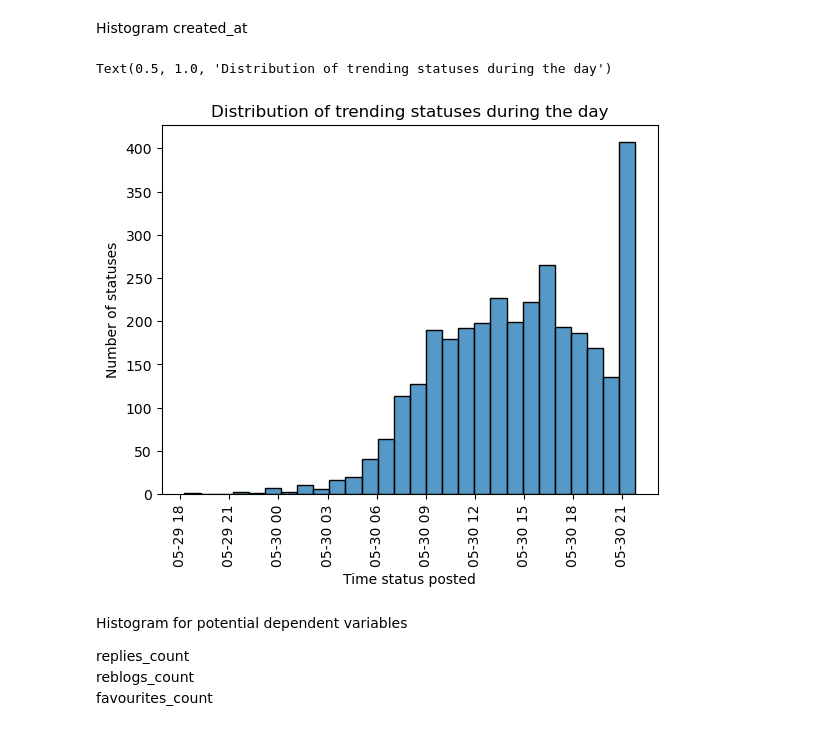
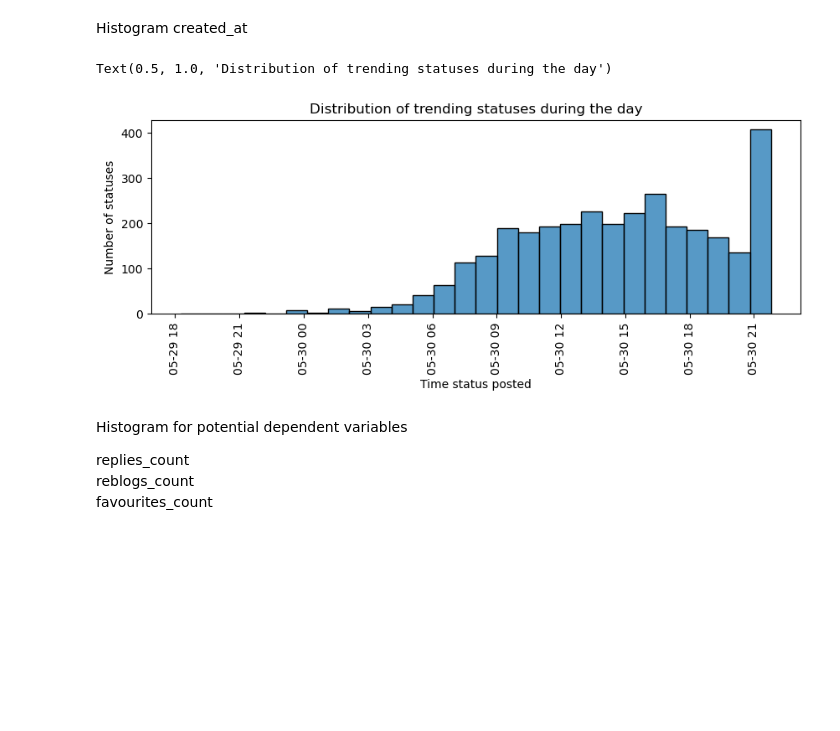
Before and after one commit to ruseny/mastodon-project, a Jupyter notebook: notebooks/analyses.ipynb, the cells around one changed output. Drawn from its saved outputs; the diff is of its cells as text; code cells hidden in the pictures; blank space fills up the shorter version.

Commit message:
some additional analysis and visualisation

```diff
--- a/notebooks/analyses.ipynb
+++ b/notebooks/analyses.ipynb
@@ -52,14 +53,16 @@ import seaborn as sns
 # %% [markdown]
 Histogram created_at
 # %%
+fig, hist1 = plt.subplots(figsize=(10, 3))
+
 hist1 = sns.histplot(df_statuses, x = "created_at")
 hist1.tick_params(axis='x', rotation=90)
 hist1.set_xlabel("Time status posted")
 hist1.set_ylabel("Number of statuses")
 hist1.set_title("Distribution of trending statuses during the day")
 # %% [output]
 Text(0.5, 1.0, 'Distribution of trending statuses during the day')
-[figure, old version]
+[figure, new version]
 # %% [markdown]
 Histogram for potential dependent variables
 
```
Also changed, not shown: parts of 12 cells of this notebook, 1 other file.
